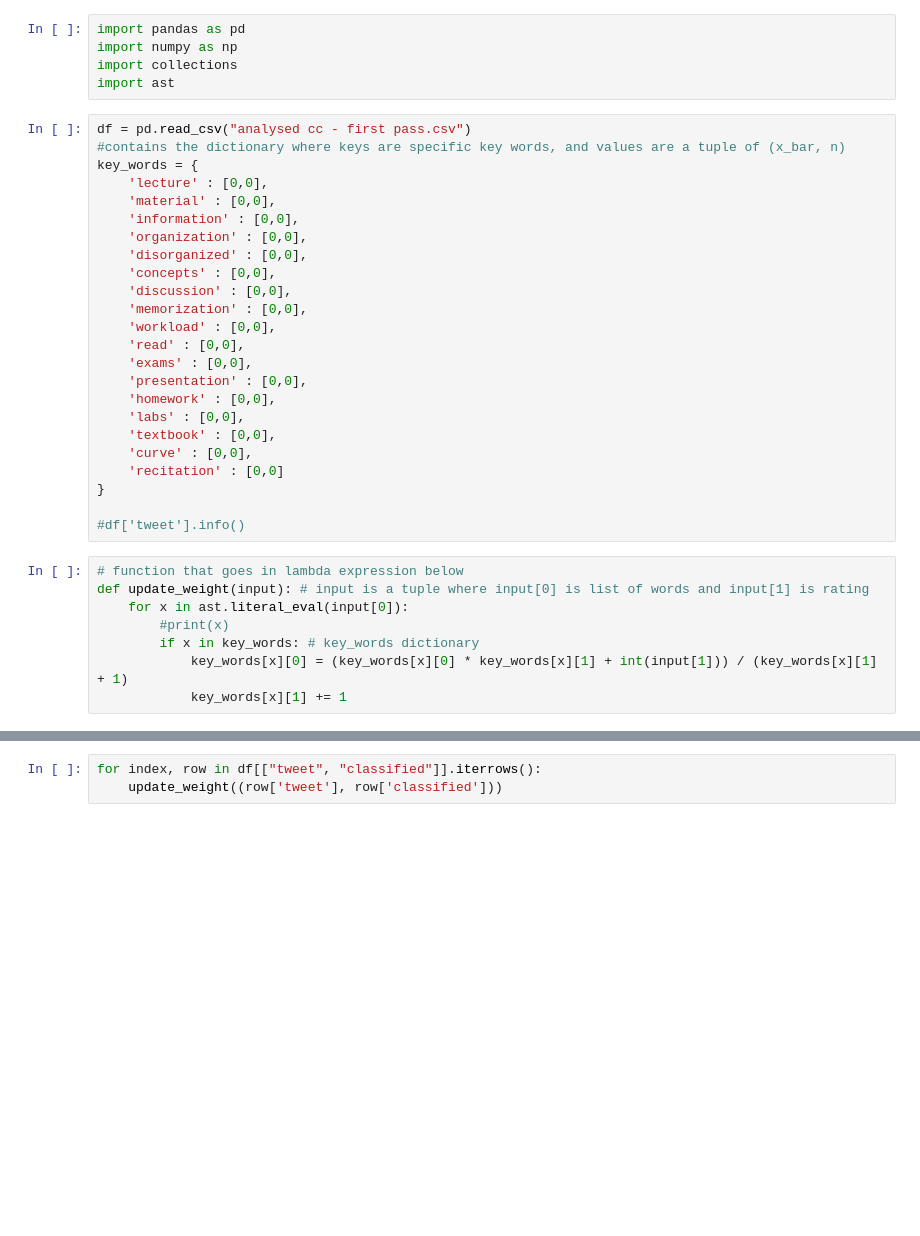
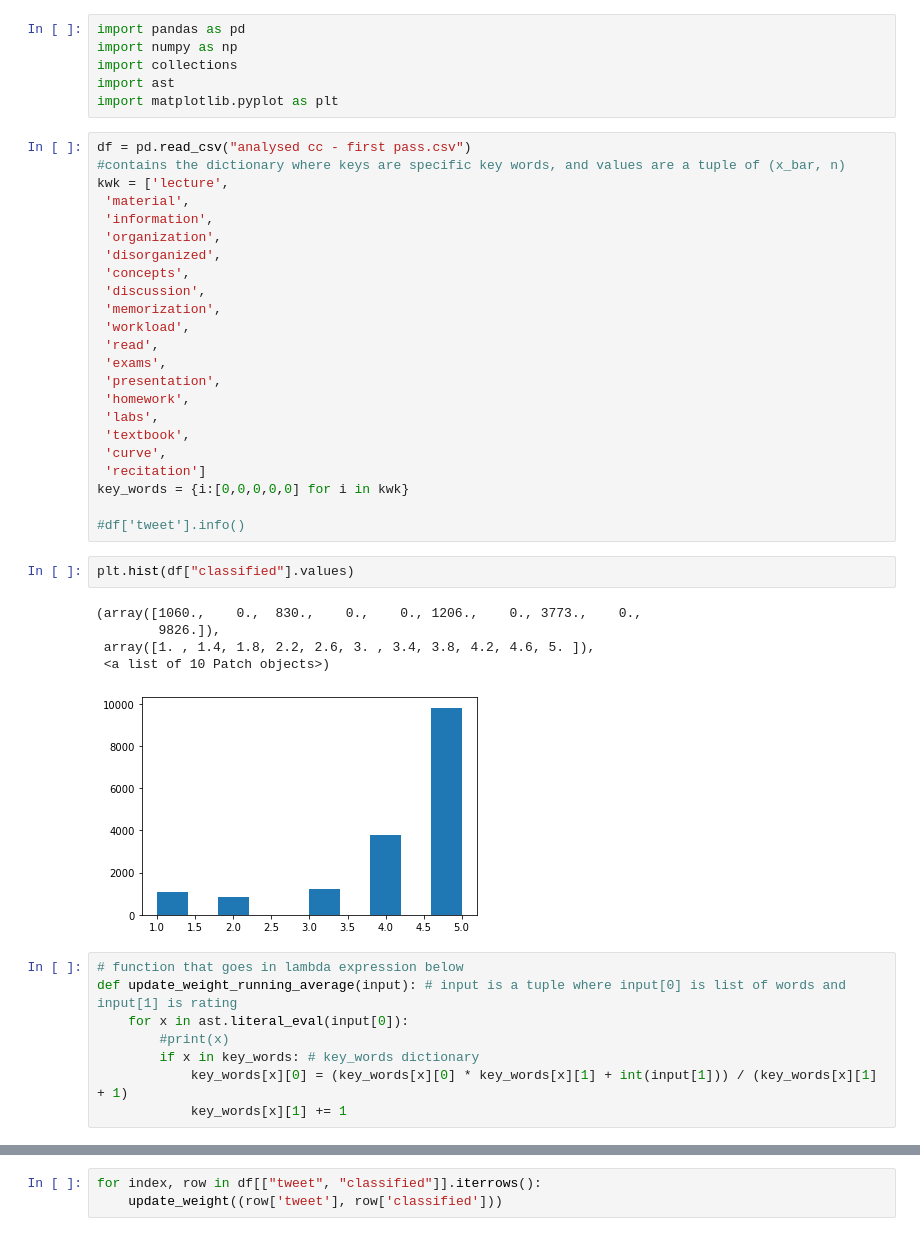
Before and after one commit to michaelsprintson/riceDatathon2020, a Jupyter notebook: wordflow.ipynb, the cells around one changed output, grey strips where cells are left out. Saved outputs shown, nothing was run; the diff lists cells and outputs as text; blank space fills up the shorter version.

Commit message:
wordflow code normalized weights

```diff
--- a/wordflow.ipynb
+++ b/wordflow.ipynb
@@ -3,33 +3,41 @@ import pandas as pd
 import numpy as np
 import collections
 import ast
+import matplotlib.pyplot as plt
 # %%
 df = pd.read_csv("analysed cc - first pass.csv")
 #contains the dictionary where keys are specific key words, and values are a tuple of (x_bar, n)
-key_words = {
-    'lecture' : [0,0],
-    'material' : [0,0],
-    'information' : [0,0],
-    'organization' : [0,0],
-    'disorganized' : [0,0],
-    'concepts' : [0,0],
-    'discussion' : [0,0],
-    'memorization' : [0,0],
-    'workload' : [0,0],
-    'read' : [0,0],
-    'exams' : [0,0],
-    'presentation' : [0,0],
-    'homework' : [0,0],
-    'labs' : [0,0],
-    'textbook' : [0,0],
-    'curve' : [0,0],
-    'recitation' : [0,0]
-}
+kwk = ['lecture',
+ 'material',
+ 'information',
+ 'organization',
+ 'disorganized',
+ 'concepts',
+ 'discussion',
+ 'memorization',
+ 'workload',
+ 'read',
+ 'exams',
+ 'presentation',
+ 'homework',
+ 'labs',
+ 'textbook',
+ 'curve',
+ 'recitation']
+key_words = {i:[0,0,0,0,0] for i in kwk}
 
 #df['tweet'].info()
+# %%
+plt.hist(df["classified"].values)
+# %% [output]
+(array([1060.,    0.,  830.,    0.,    0., 1206.,    0., 3773.,    0.,
+        9826.]),
+ array([1. , 1.4, 1.8, 2.2, 2.6, 3. , 3.4, 3.8, 4.2, 4.6, 5. ]),
+ <a list of 10 Patch objects>)
+[figure, added]
 # %%
 # function that goes in lambda expression below
-def update_weight(input): # input is a tuple where input[0] is list of words and input[1] is rating
+def update_weight_running_average(input): # input is a tuple where input[0] is list of words and input[1] is rating
     for x in ast.literal_eval(input[0]):
         #print(x)
         if x in key_words: # key_words dictionary
```
Also changed, not shown: parts of 8 cells of this notebook.
